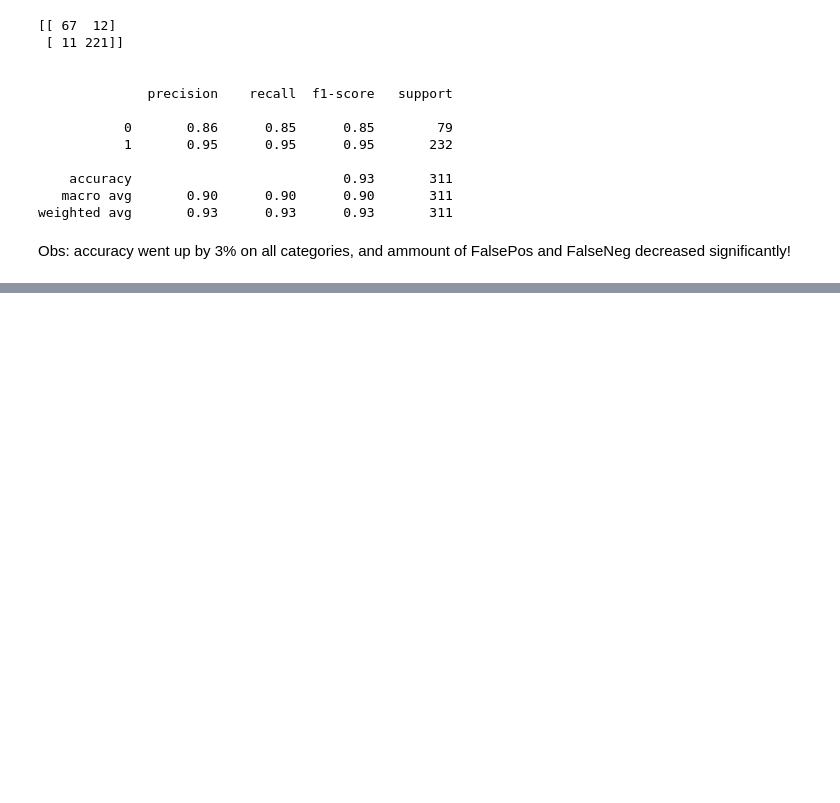
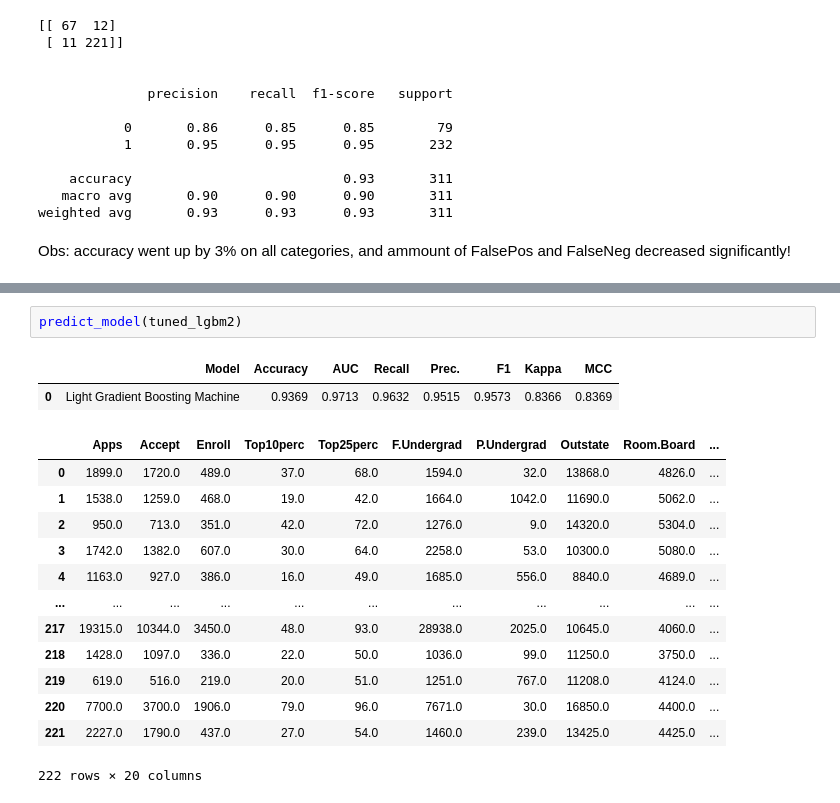
Before and after one commit to rodrigorct/MLtraining, a Jupyter notebook: Private and Public Universities- Project.ipynb, the cells around one changed output, grey strips where cells are left out. Drawn from its saved outputs; the diff is of its cells as text; blank space fills up the shorter version.

```diff
--- a/Private and Public Universities- Project.ipynb
+++ b/Private and Public Universities- Project.ipynb
@@ -375,0 +588,18 @@ Obs: accuracy went up by 3% on all categories, and ammount of FalsePos and False
+# %%
+predict_model(tuned_lgbm2)
+# %% [output]
+|  | Model | Accuracy | AUC | Recall | Prec. | F1 | Kappa | MCC |
+| 0 | Light Gradient Boosting Machine | 0.9369 | 0.9713 | 0.9632 | 0.9515 | 0.9573 | 0.8366 | 0.8369 |
+|  | Apps | Accept | Enroll | Top10perc | Top25perc | F.Undergrad | P.Undergrad | Outstate | Room.Board | ... |
+| 0 | 1899.0 | 1720.0 | 489.0 | 37.0 | 68.0 | 1594.0 | 32.0 | 13868.0 | 4826.0 | ... |
+| 1 | 1538.0 | 1259.0 | 468.0 | 19.0 | 42.0 | 1664.0 | 1042.0 | 11690.0 | 5062.0 | ... |
+| 2 | 950.0 | 713.0 | 351.0 | 42.0 | 72.0 | 1276.0 | 9.0 | 14320.0 | 5304.0 | ... |
+| 3 | 1742.0 | 1382.0 | 607.0 | 30.0 | 64.0 | 2258.0 | 53.0 | 10300.0 | 5080.0 | ... |
+| 4 | 1163.0 | 927.0 | 386.0 | 16.0 | 49.0 | 1685.0 | 556.0 | 8840.0 | 4689.0 | ... |
+| ... | ... | ... | ... | ... | ... | ... | ... | ... | ... | ... |
+| 217 | 19315.0 | 10344.0 | 3450.0 | 48.0 | 93.0 | 28938.0 | 2025.0 | 10645.0 | 4060.0 | ... |
+| 218 | 1428.0 | 1097.0 | 336.0 | 22.0 | 50.0 | 1036.0 | 99.0 | 11250.0 | 3750.0 | ... |
+| 219 | 619.0 | 516.0 | 219.0 | 20.0 | 51.0 | 1251.0 | 767.0 | 11208.0 | 4124.0 | ... |
+| 220 | 7700.0 | 3700.0 | 1906.0 | 79.0 | 96.0 | 7671.0 | 30.0 | 16850.0 | 4400.0 | ... |
+| 221 | 2227.0 | 1790.0 | 437.0 | 27.0 | 54.0 | 1460.0 | 239.0 | 13425.0 | 4425.0 | ... |
+222 rows × 20 columns
```
Also changed, not shown: parts of 27 cells of this notebook.
